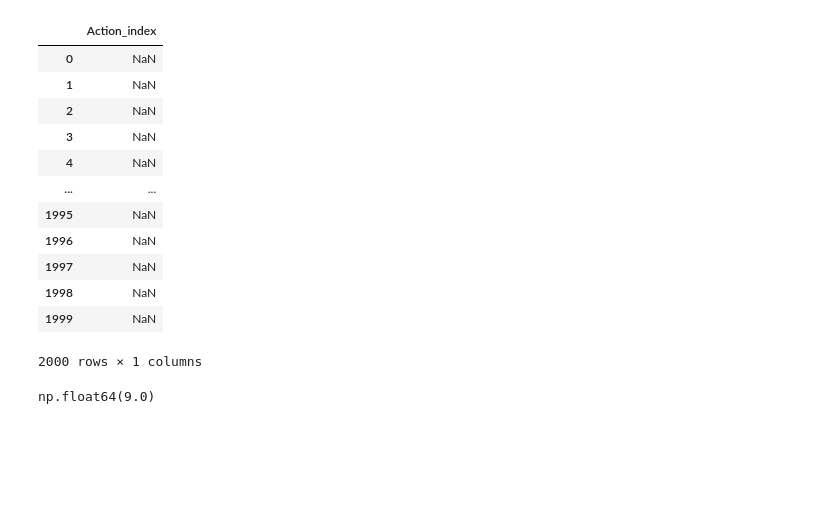
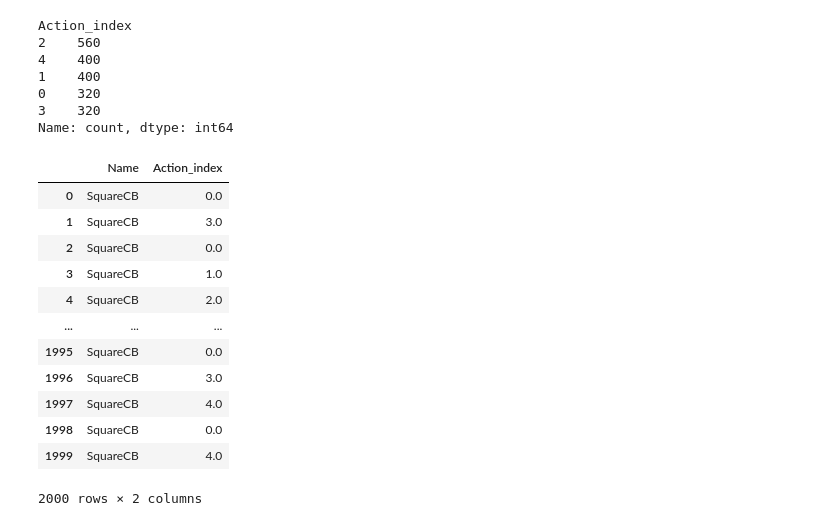
Before and after one commit to Martin092/ResearchProject, a Jupyter notebook: src/notebooks/testVisuzlizer.ipynb, the cells around one changed output. Drawn from its saved outputs; the diff is of its cells as text; code cells hidden in the pictures; blank space fills up the shorter version.

```diff
--- a/src/notebooks/testVisuzlizer.ipynb
+++ b/src/notebooks/testVisuzlizer.ipynb
@@ -52,24 +51,27 @@ for name in set(names):
 # %%
-name = "ETC with N=2"
-a = df.loc[df['Name'] == name, "Action_index"].reset_index()
-a = a.drop(["index"], axis=1)
-a
+vals = actions.loc[actions["Name"] == "ETC with N=2"]["Action_index"]
+vals.value_counts()
 # %% [output]
-|  | Action_index |
-| 0 | NaN |
-| 1 | NaN |
-| 2 | NaN |
-| 3 | NaN |
-| 4 | NaN |
-| ... | ... |
-| 1995 | NaN |
-| 1996 | NaN |
-| 1997 | NaN |
-| 1998 | NaN |
-| 1999 | NaN |
-2000 rows × 1 columns
+Action_index
+2    560
+4    400
+1    400
+0    320
+3    320
+Name: count, dtype: int64
 # %%
-a = df[["Name", "Action_index"]].loc[df["Name"] == "SquareCB"]["Action_index"].to_numpy()
-np.max(a)
+actions[actions["Name"] == "SquareCB"]
 # %% [output]
+|  | Name | Action_index |
+| 0 | SquareCB | 0.0 |
+| 1 | SquareCB | 3.0 |
+| 2 | SquareCB | 0.0 |
+| 3 | SquareCB | 1.0 |
+| 4 | SquareCB | 2.0 |
+| ... | ... | ... |
+| 1995 | SquareCB | 0.0 |
+| 1996 | SquareCB | 3.0 |
+| 1997 | SquareCB | 4.0 |
+| 1998 | SquareCB | 0.0 |
+| 1999 | SquareCB | 4.0 |
-np.float64(9.0)
+2000 rows × 2 columns
```
Also changed, not shown: parts of 4 cells of this notebook, 11 other files.
